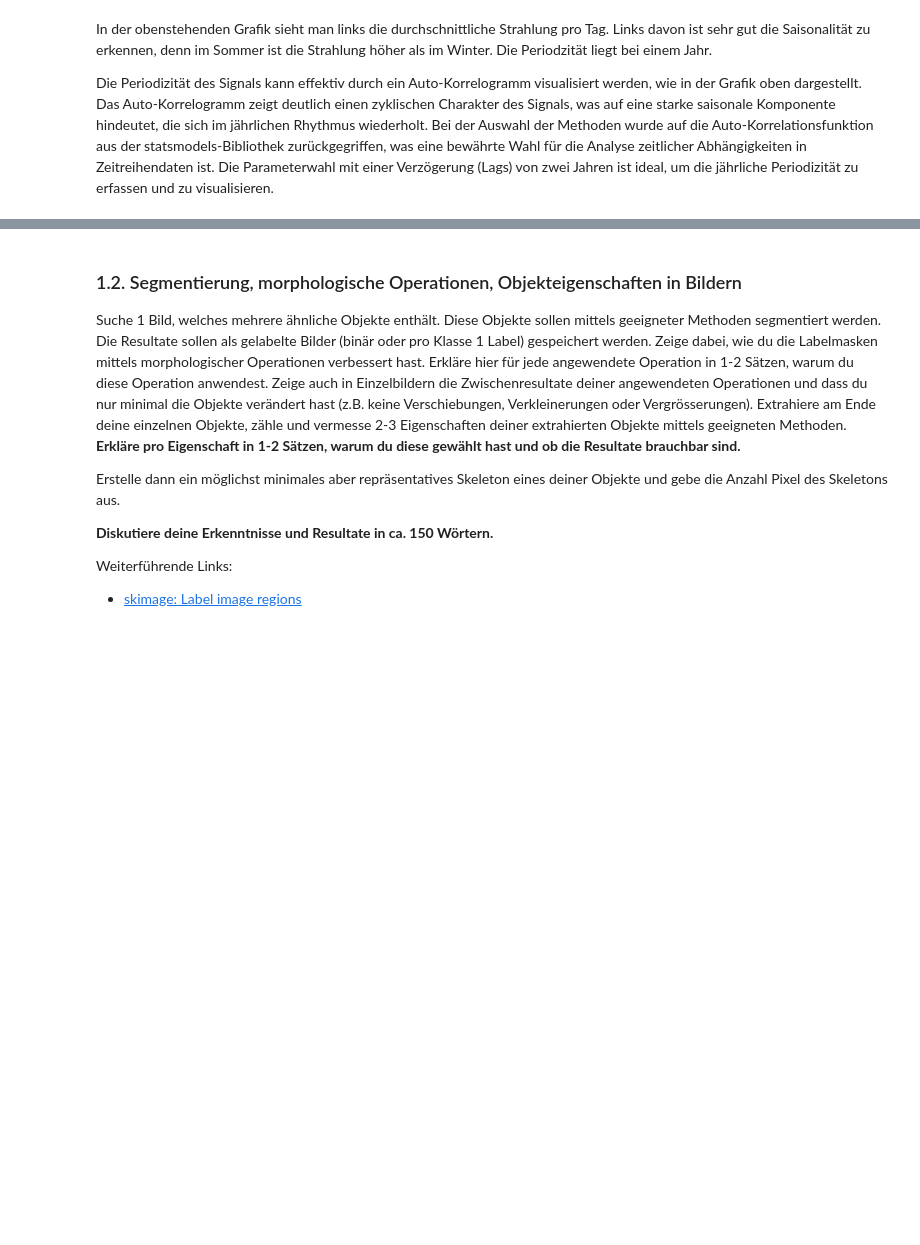
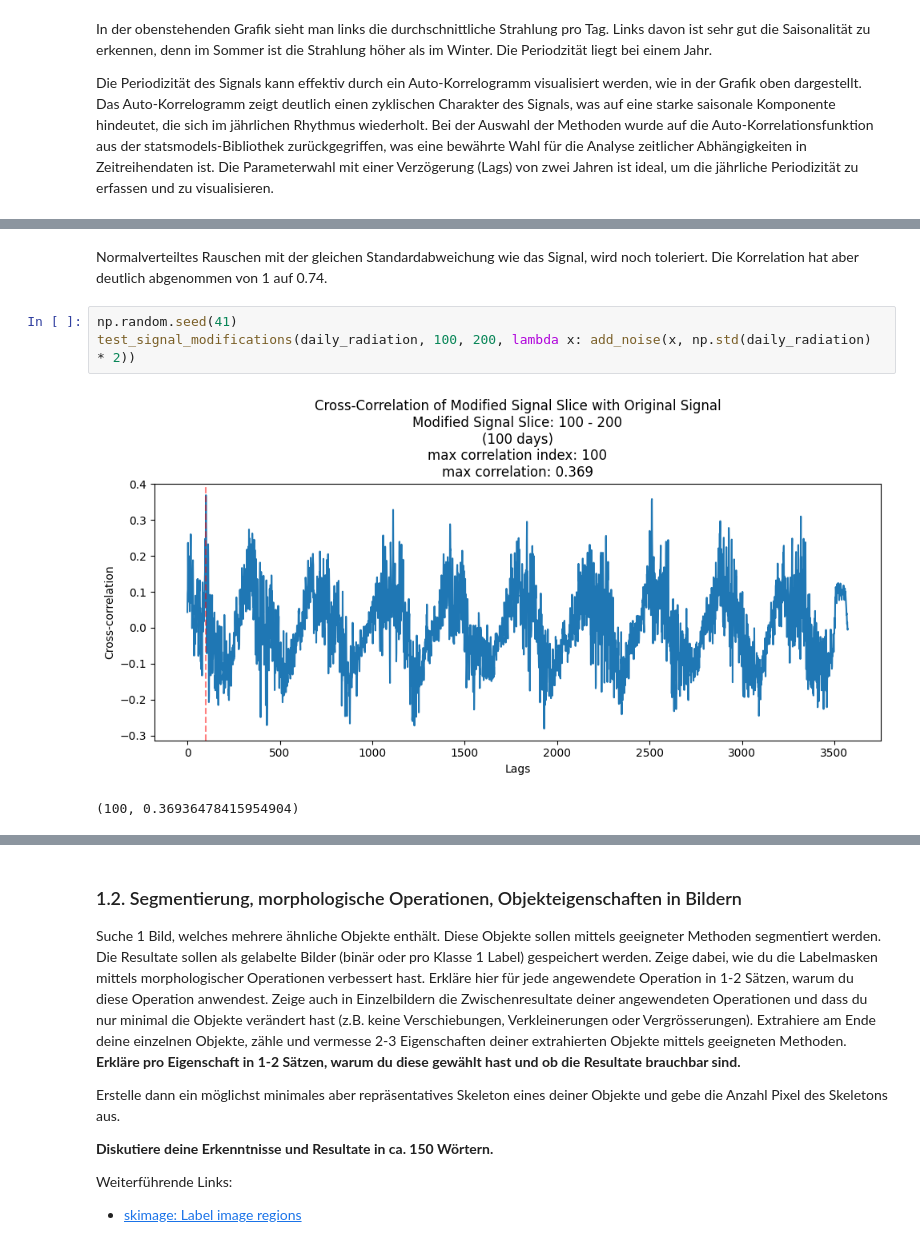
Before and after one commit to florinbarbisch/gbsv, a Jupyter notebook: mc2.ipynb, the cells around one changed output, grey strips where cells are left out. Saved outputs shown, nothing was run; the diff lists cells and outputs as text; blank space fills up the shorter version.

```diff
--- a/mc2.ipynb
+++ b/mc2.ipynb
@@ -99,0 +126,8 @@ plt.show()
+# %% [markdown]
+Normalverteiltes Rauschen mit der gleichen Standardabweichung wie das Signal, wird noch toleriert. Die Korrelation hat aber deutlich abgenommen von 1 auf 0.74.
+# %%
+np.random.seed(41)
+test_signal_modifications(daily_radiation, 100, 200, lambda x: add_noise(x, np.std(daily_radiation) * 2))
+# %% [output]
+[figure, added]
+(100, 0.36936478415954904)
```
Also changed, not shown: parts of 17 cells of this notebook.
